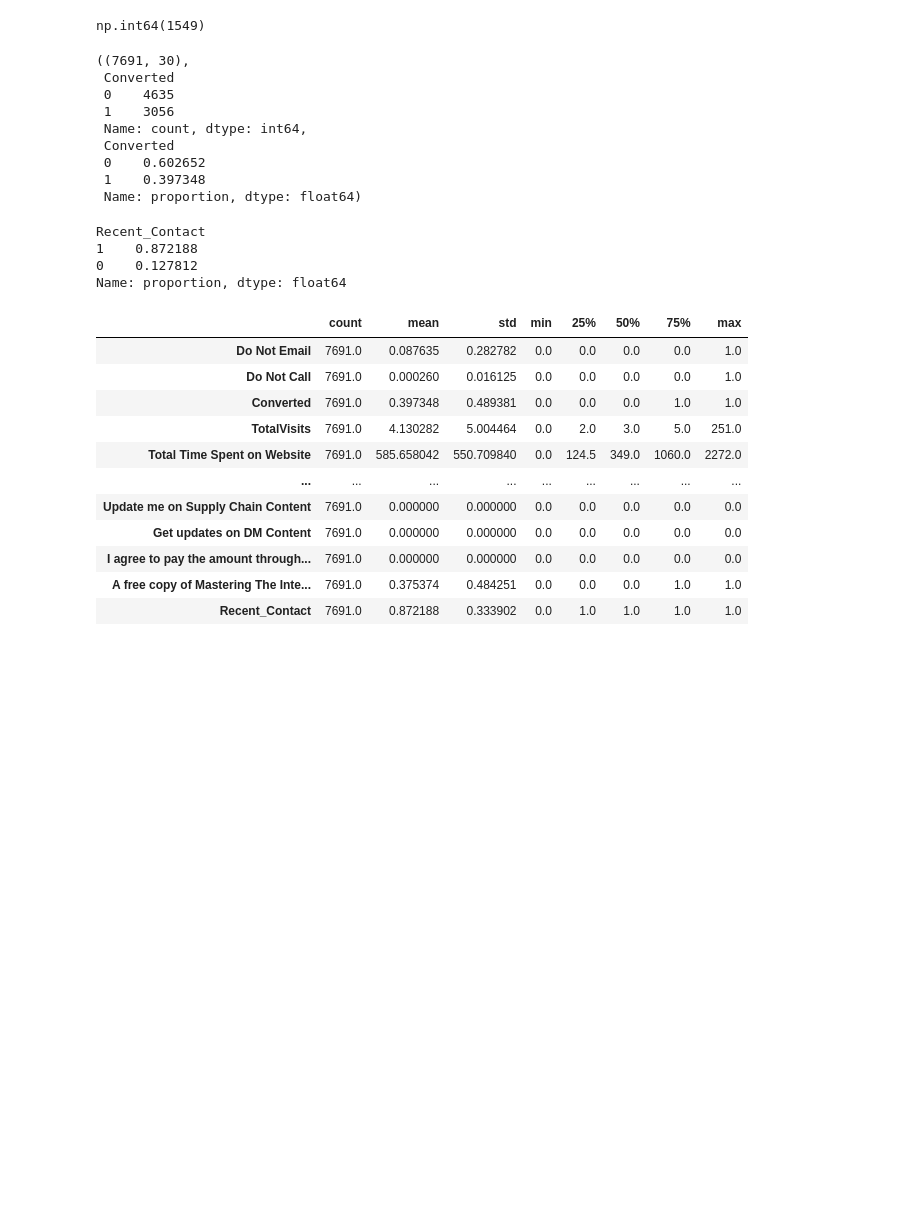
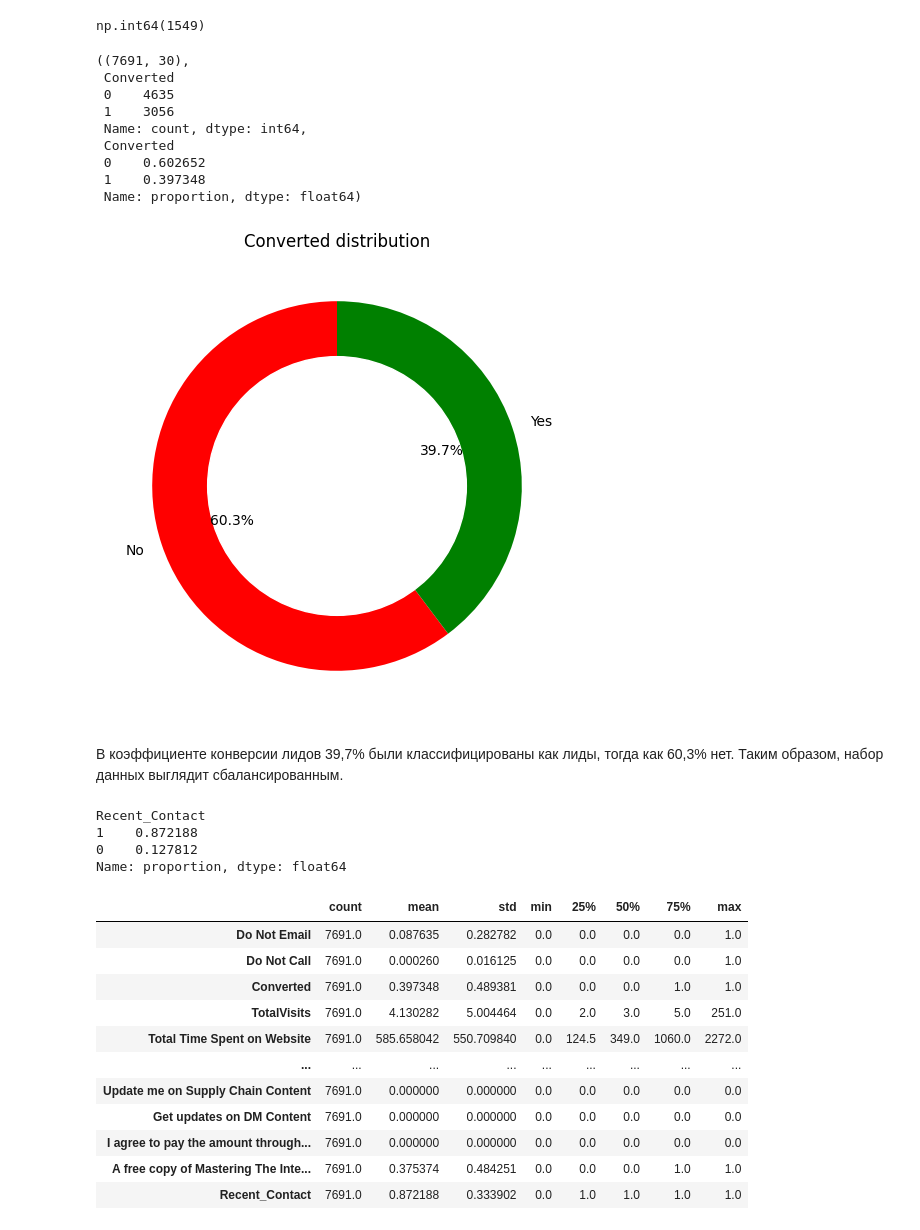
Before and after one commit to Madarakill/LS_EDU, a Jupyter notebook: Анализ набора данных.ipynb, the cells around one changed output. Drawn from its saved outputs; the diff is of its cells as text; code cells hidden in the pictures; blank space fills up the shorter version.

```diff
--- a/Анализ набора данных.ipynb
+++ b/Анализ набора данных.ipynb
@@ -426,6 +426,33 @@ df_shape, class_counts, class_ratio
  0    0.602652
  1    0.397348
  Name: proportion, dtype: float64)
+# %%
+# Визуализация распределения целевой переменной
+# Берём абсолютные значения классов
+counts = class_counts.sort_index()
+
+labels = ['No', 'Yes']
+colors = ['red', 'green']
+
+plt.figure(figsize=(6, 6))
+plt.pie(
+    counts,
+    labels=labels,
+    colors=colors,
+    autopct='%1.1f%%',
+    startangle=90
+)
+
+circle = plt.Circle((0, 0), 0.7, color='white')
+plt.gca().add_artist(circle)
+
+plt.title('Converted distribution')
+plt.show()
+# %% [output]
+[figure, added]
+# %% [markdown]
+
+В коэффициенте конверсии лидов 39,7% были классифицированы как лиды, тогда как 60,3% нет. Таким образом, набор данных выглядит сбалансированным.
 # %%
 # добавление нового признака недавнего контакта по активности
 contact_events = {
```
Also changed, not shown: parts of 5 cells of this notebook.
